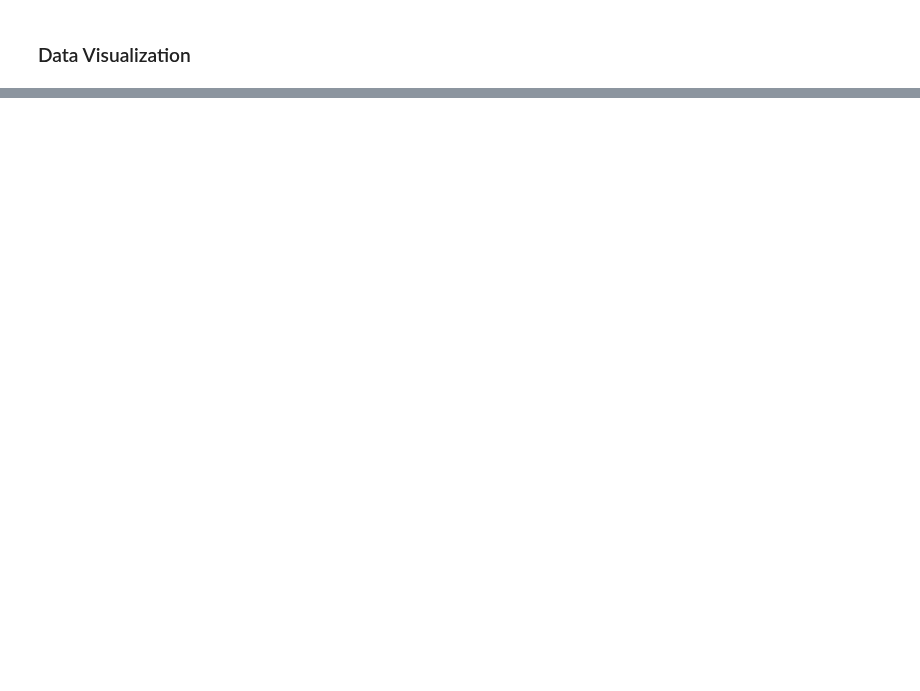
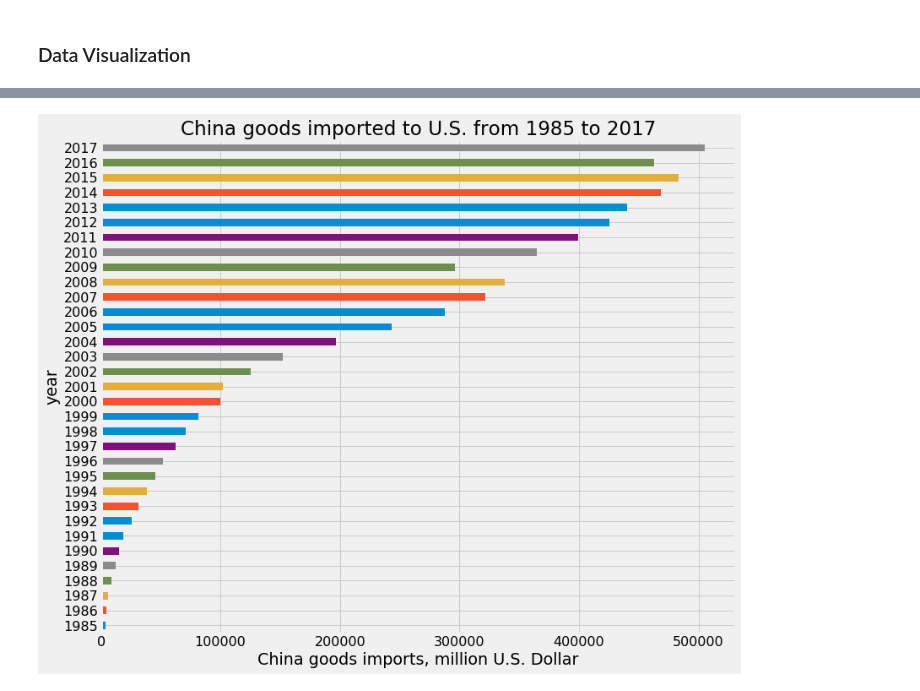
Before and after one commit to zjohnwei/analyze-U.S.-China-trade-deficit, a Jupyter notebook: US-China-Trade-Data-Analysis.ipynb, the cells around one changed output, grey strips where cells are left out. Saved outputs shown, nothing was run; the diff lists cells and outputs as text; code cells hidden in the pictures; blank space fills up the shorter version.

Commit message:
add a few bar plots.

```diff
--- a/US-China-Trade-Data-Analysis.ipynb
+++ b/US-China-Trade-Data-Analysis.ipynb
@@ -335,2 +336,10 @@ trade_data_yearly
 # %% [markdown]
 ### Data Visualization
+# %%
+import matplotlib.pyplot as plt
+%matplotlib inline
+# Pick a style
+plt.style.use('fivethirtyeight')
+plt.rcParams['font.size'] = 16
+
+import seaborn as sns
@@ -336,0 +355,9 @@ trade_data_yearly
+# %%
+#
+ax = trade_data_yearly.plot(kind='barh', x = 'year', y = 'imports', figsize=(12, 10),
+                       title='China goods imported to U.S. from 1985 to 2017',
+                      legend=False);
+ax.set_xlabel("China goods imports, million U.S. Dollar");
+ax.set_ylabel("year");
+# %% [output]
+[figure, added]
```
Also changed, not shown: parts of 6 cells of this notebook.
